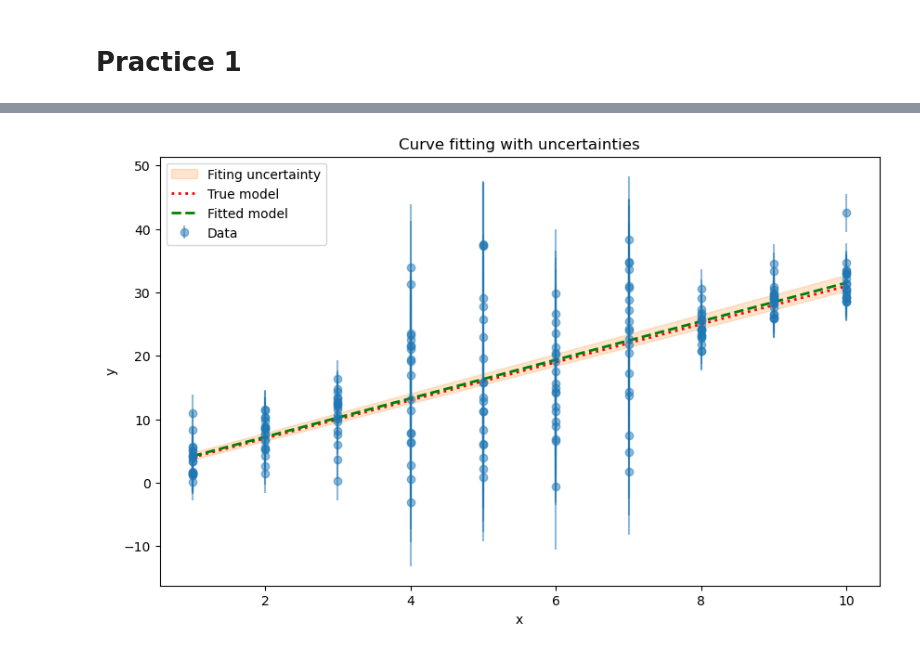
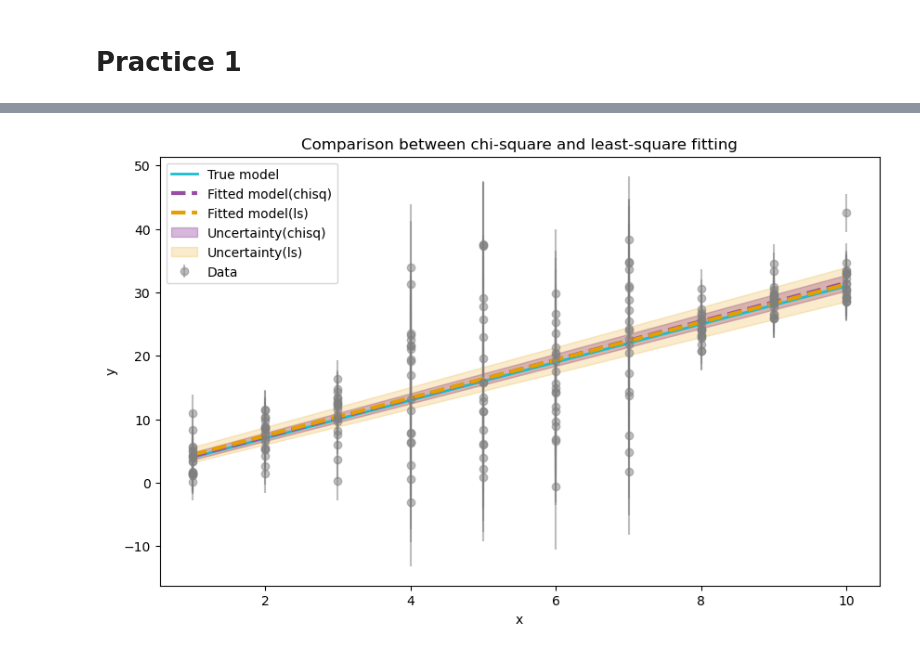
Before and after one commit to hyp0515/exp_phy_ii, a Jupyter notebook: apr29/practice_1.ipynb, the cells around one changed output, grey strips where cells are left out. Saved outputs shown, nothing was run; the diff lists cells and outputs as text; code cells hidden in the pictures.

```diff
--- a/apr29/practice_1.ipynb
+++ b/apr29/practice_1.ipynb
@@ -115,9 +94,8 @@ mean: [ 3.7317675   7.51018254 10.62186273 15.3878198  17.27131913 15.90692865
 std: [ 2.57154411  2.70636339  3.81006406  9.85004994 11.60101412  7.44949283
  10.06736762  2.48776362  2.23224275  3.11042094]
 # %%
-parms, cov = curve_fit(linear, x_set.flatten(), y_adjust.flatten(), sigma=sigma_0_adjust.flatten(),
-                       absolute_sigma=True)
-parms_uncertainty = np.sqrt(np.diag(cov))
-
-print(f"m: {parms[0]} ± {parms_uncertainty[0]}")
-print(f"k: {parms[1]} ± {parms_uncertainty[1]}")
+parms_chisq, cov_chisq = curve_fit(linear, x_set.flatten(), y_adjust.flatten(),
+                                   sigma=sigma_0_adjust.flatten(), absolute_sigma=True)
+parms_uncertainty_chisq = np.sqrt(np.diag(cov_chisq))
+parms_ls, cov_ls = curve_fit(linear, x_set.flatten(), y_adjust.flatten())
+parms_uncertainty_ls = np.sqrt(np.diag(cov_ls))
@@ -127,28 +126,37 @@ k: 1.156118712173278 ± 0.4953643977053076
 # %%
 # Calculate the upper and lower bounds of the model
-y_upper = linear(x, parms[0] + parms_uncertainty[0], parms[1] + parms_uncertainty[1])
-y_lower = linear(x, parms[0] - parms_uncertainty[0], parms[1] - parms_uncertainty[1])
+y_upper = linear(x, parms_chisq[0] + parms_uncertainty_chisq[0], parms_chisq[1] + parms_uncertainty_chisq[1])
+y_lower = linear(x, parms_chisq[0] - parms_uncertainty_chisq[0], parms_chisq[1] - parms_uncertainty_chisq[1])
 
+y_upper_ls = linear(x, parms_ls[0] + parms_uncertainty_ls[0], parms_ls[1] + parms_uncertainty_ls[1])
+y_lower_ls = linear(x, parms_ls[0] - parms_uncertainty_ls[0], parms_ls[1] - parms_uncertainty_ls[1])
 # Plot the area of uncertainties
 plt.figure(figsize=(10, 6))
-plt.fill_between(x, y_lower, y_upper, color='C1', alpha=0.2, label='Fiting uncertainty')
 
+
+# ['#984ea3', '#e69f00']
 plt.errorbar(x_set.flatten(), y_adjust.flatten(), yerr=sigma_0_adjust.flatten(),
-             fmt='o', color='C0', alpha=0.5, label='Data')
+             fmt='o', color='C7', alpha=0.5, label='Data')
 
-plt.plot(x, y_true[0, :], 'r:', label='True model', lw=2)
+# plt.plot(x, y_true[0, :], 'r:', label='True model', lw=2)
 
 # Plot the fitted model
-plt.plot(x, linear(x, *parms), 'g--', label='Fitted model', lw=2)
+plt.plot(x, y_true[0, :], color='C9', linestyle='-', label='True model', lw=2)
+plt.plot(x, linear(x, *parms_chisq), linestyle='--', color='#984ea3', label='Fitted model(chisq)', lw=3)
+plt.plot(x, linear(x, *parms_ls), linestyle='--', color='#e69f00', label='Fitted model(ls)', lw=3)
+
+plt.fill_between(x, y_lower, y_upper, color='#984ea3', alpha=0.4, label='Uncertainty(chisq)')
+plt.fill_between(x, y_lower_ls, y_upper_ls, color='#e69f00', alpha=0.2, label='Uncertainty(ls)')
+
 
 plt.xlabel('x')
 plt.ylabel('y')
 
-plt.title('Curve fitting with uncertainties')
+plt.title('Comparison between chi-square and least-square fitting')
 
 # Add legend and show the plot
 plt.legend(loc='upper left')
-plt.savefig('./fig/output_1_3.pdf', transparent=True)
+plt.savefig('./fig/output_1_2.pdf', transparent=True)
 plt.show()
 # %% [output]
-[figure, old version]
+[figure, new version]
```
Also changed, not shown: parts of 12 cells of this notebook, 23 other files.
